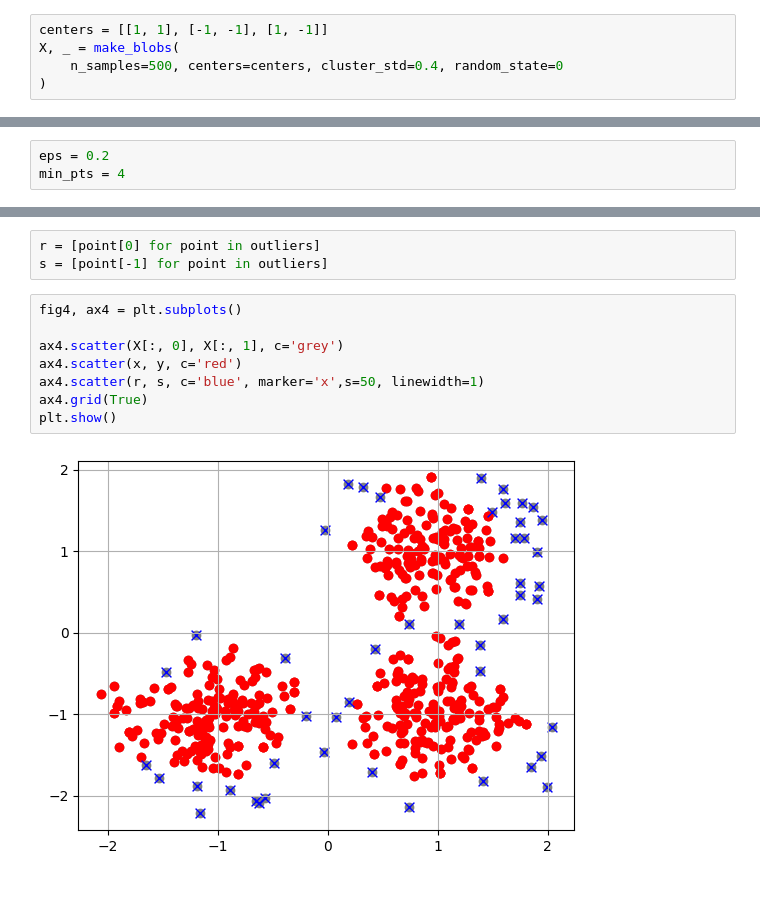
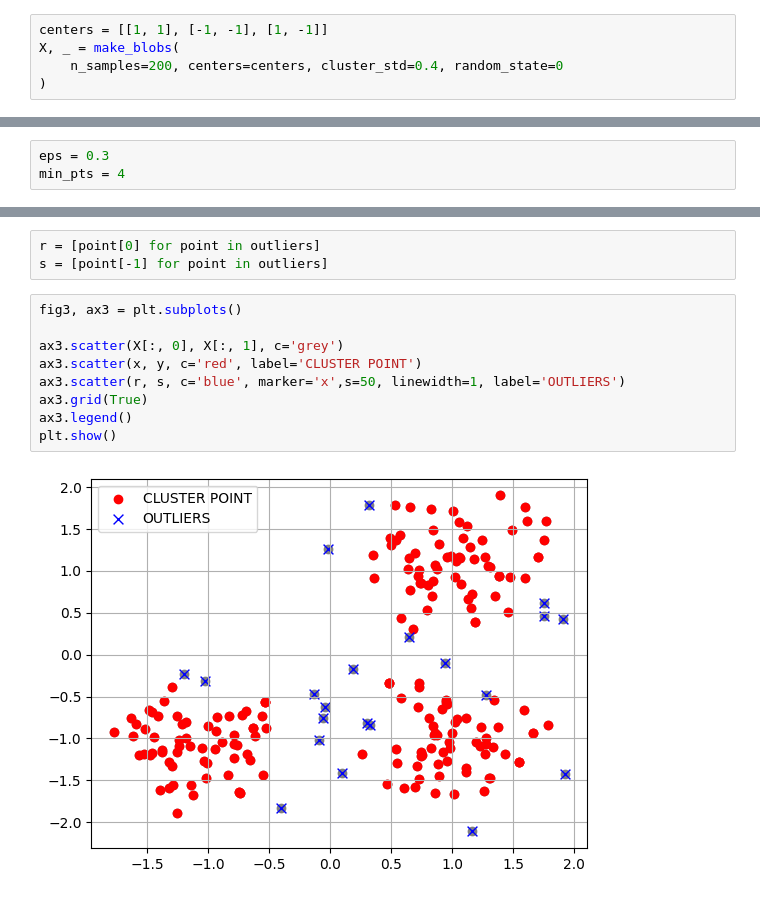
Before and after one commit to AndresDFlores/clustering_algorithms, a Jupyter notebook: density_based_clustering.ipynb, the cells around one changed output, grey strips where cells are left out. Drawn from its saved outputs; the diff is of its cells as text.

Commit message:
continued developing density-based clustering algorithm

```diff
--- a/density_based_clustering.ipynb
+++ b/density_based_clustering.ipynb
@@ -7,7 +8,7 @@ import matplotlib.pyplot as plt
 # %%
 centers = [[1, 1], [-1, -1], [1, -1]]
 X, _ = make_blobs(
-    n_samples=500, centers=centers, cluster_std=0.4, random_state=0
+    n_samples=200, centers=centers, cluster_std=0.4, random_state=0
 )
 # %%
 fig0, ax0 = plt.subplots()
@@ -24,7 +25,7 @@ epsilon:  maximum distance between two points to be considered neighbors
 
 minPts:  minimum number of points required within neighborhood for a point to be considered a core point.
 # %%
-eps = 0.2
+eps = 0.3
 min_pts = 4
 # %%
 def get_equclidean_distance(pt1, pt2):
@@ -151,13 +154,14 @@ outliers = get_outliers(X, core_points)
 r = [point[0] for point in outliers]
 s = [point[-1] for point in outliers]
 # %%
-fig4, ax4 = plt.subplots()
+fig3, ax3 = plt.subplots()
 
-ax4.scatter(X[:, 0], X[:, 1], c='grey')
-ax4.scatter(x, y, c='red')
-ax4.scatter(r, s, c='blue', marker='x',s=50, linewidth=1)
-ax4.grid(True)
+ax3.scatter(X[:, 0], X[:, 1], c='grey')
+ax3.scatter(x, y, c='red', label='CLUSTER POINT')
+ax3.scatter(r, s, c='blue', marker='x',s=50, linewidth=1, label='OUTLIERS')
+ax3.grid(True)
+ax3.legend()
 plt.show()
 # %% [output]
-[figure, old version]
+[figure, new version]
 # %%
```
Also changed, not shown: parts of 20 cells of this notebook, 1 other file.
